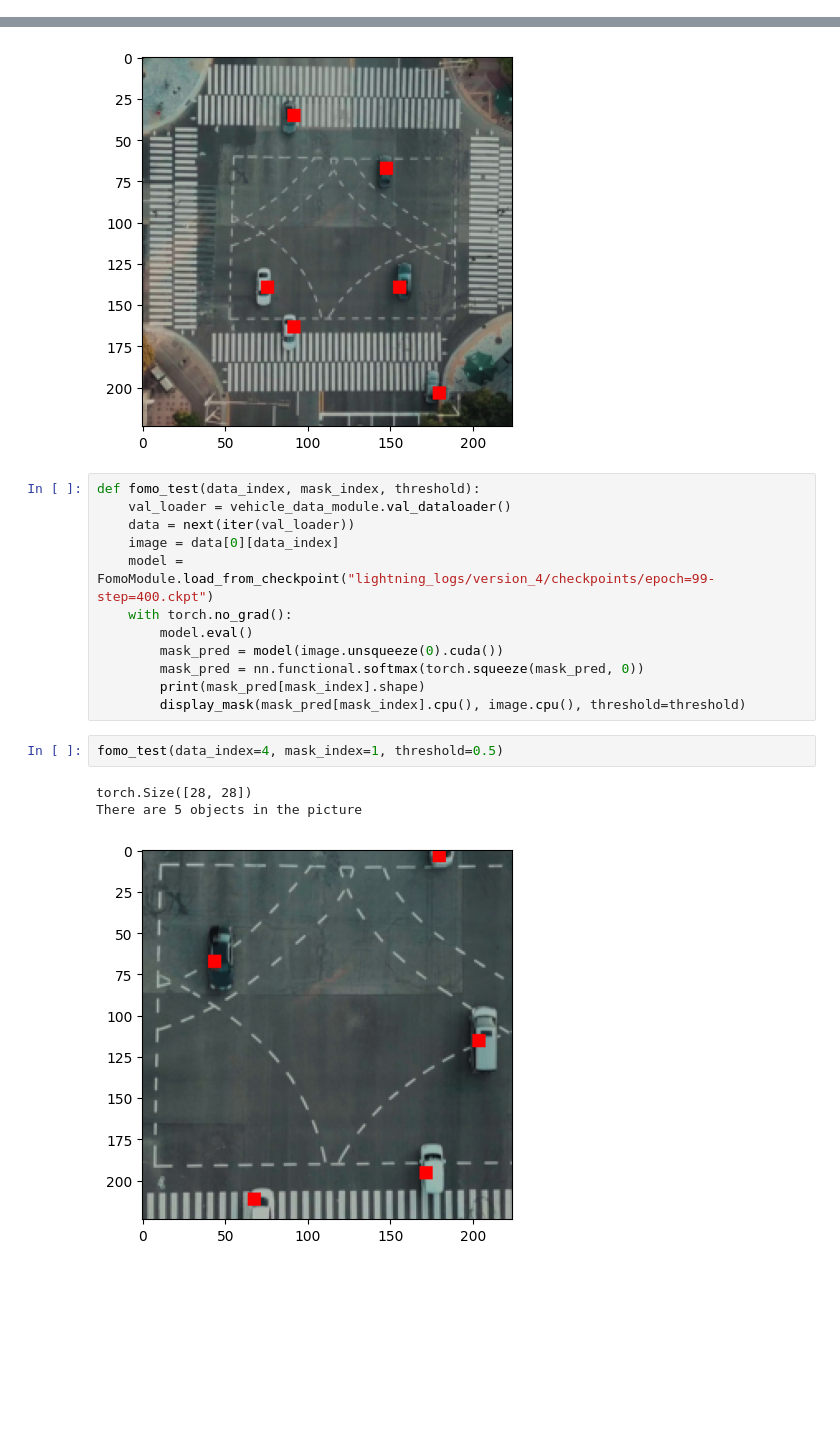
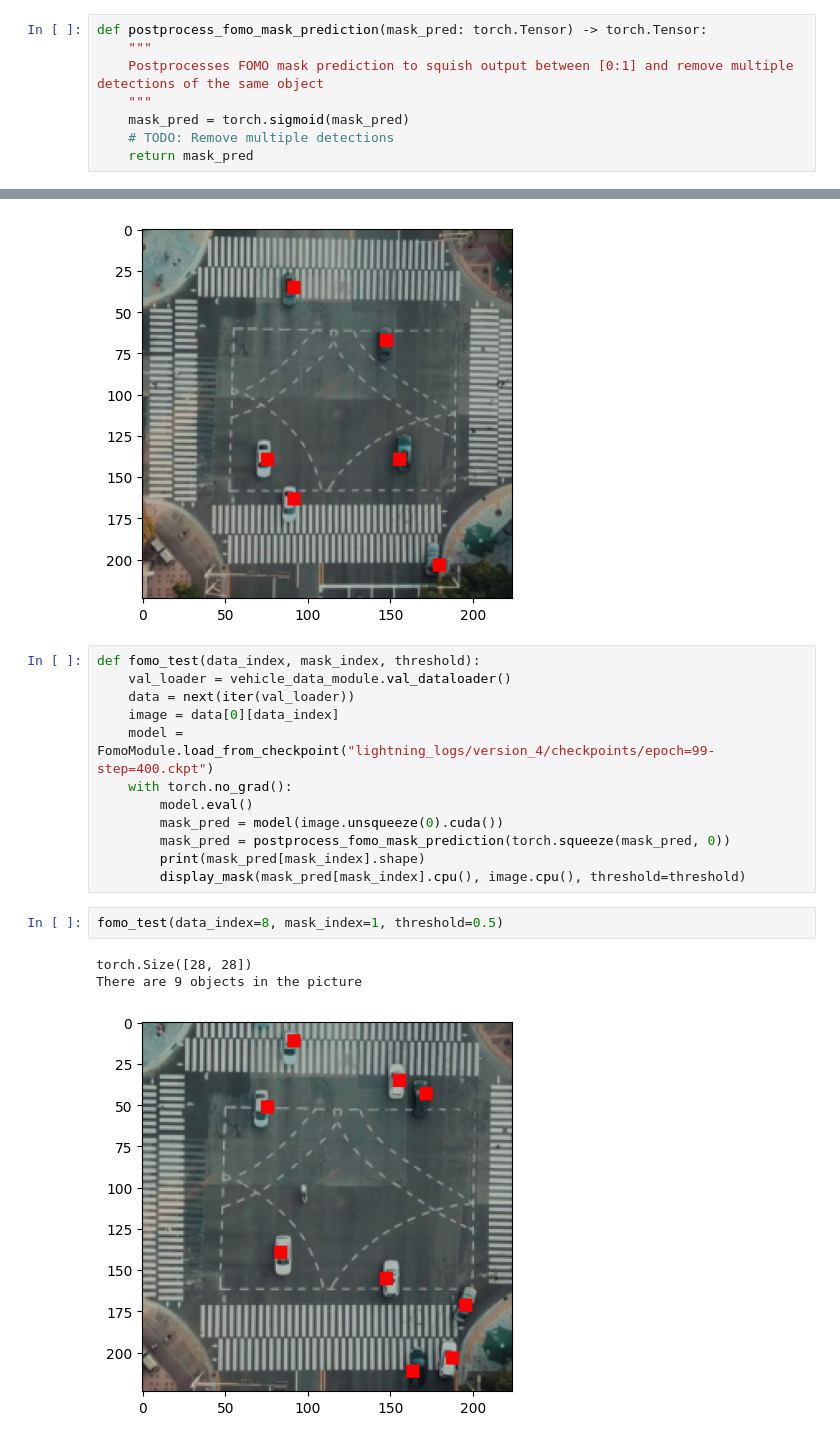
Before and after one commit to krzy3chu/FOMO, a Jupyter notebook: fomo.ipynb, the cells around one changed output, grey strips where cells are left out. Saved outputs shown, nothing was run; the diff lists cells and outputs as text; blank space fills up the shorter version.

Commit message:
Prepera a function that deletes multiple detections of one obejct

```diff
--- a/fomo.ipynb
+++ b/fomo.ipynb
@@ -214,3 +216,11 @@ class FomoModule(pl.LightningModule):
+# %%
+def postprocess_fomo_mask_prediction(mask_pred: torch.Tensor) -> torch.Tensor:
+    """
+    Postprocesses FOMO mask prediction to squish output between [0:1] and remove multiple detections of the same object
+    """
+    mask_pred = torch.sigmoid(mask_pred)
+    # TODO: Remove multiple detections
+    return mask_pred
 # %%
 # TODO: Remove when data is split in folders
 vehicle_data_module = VehicleDataModule(
@@ -297,12 +307,12 @@ def fomo_test(data_index, mask_index, threshold):
     with torch.no_grad():
         model.eval()
         mask_pred = model(image.unsqueeze(0).cuda())
-        mask_pred = nn.functional.softmax(torch.squeeze(mask_pred, 0))
+        mask_pred = postprocess_fomo_mask_prediction(torch.squeeze(mask_pred, 0))
         print(mask_pred[mask_index].shape)
         display_mask(mask_pred[mask_index].cpu(), image.cpu(), threshold=threshold)
 # %%
-fomo_test(data_index=4, mask_index=1, threshold=0.5)
+fomo_test(data_index=8, mask_index=1, threshold=0.5)
 # %% [output]
 torch.Size([28, 28])
-There are 5 objects in the picture
+There are 9 objects in the picture
-[figure, old version]
+[figure, new version]
```
Also changed, not shown: parts of 1 cell of this notebook.
